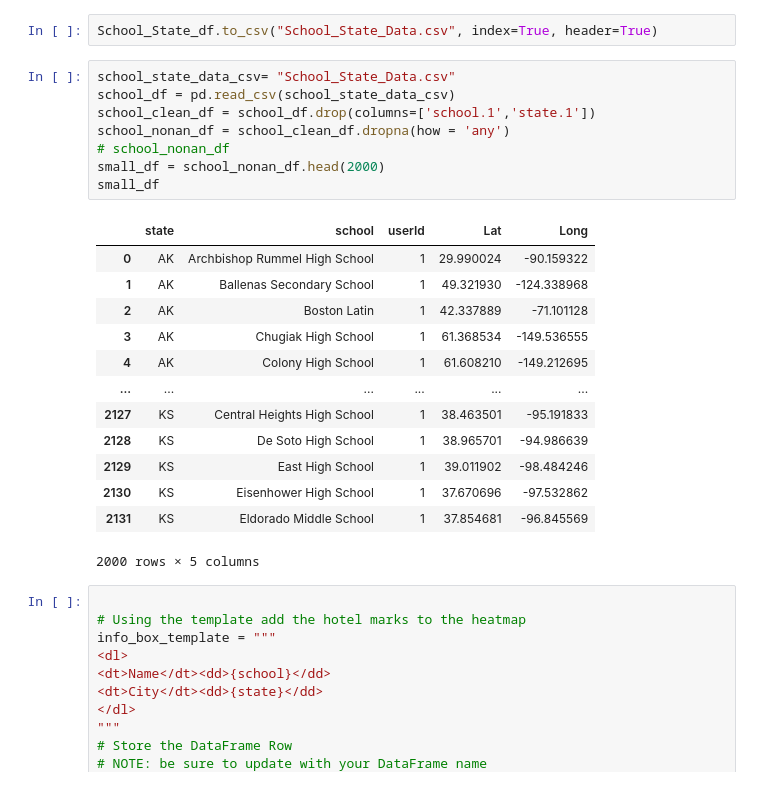
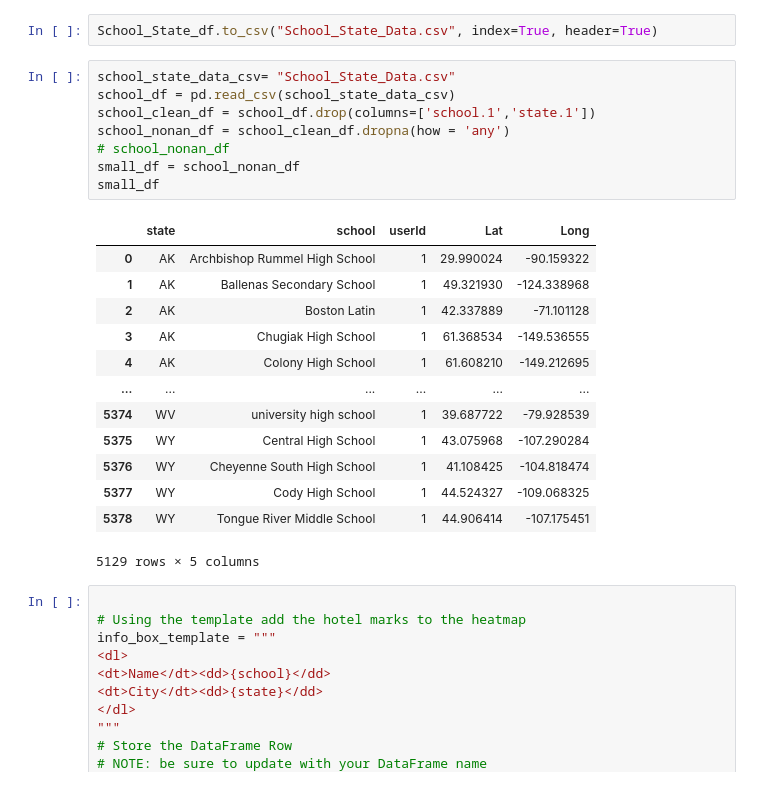
Before and after one commit to SimplyKP22/Moneyball-Project-1, a Jupyter notebook: Moneyball API.ipynb, the cells around one changed output. Cells and saved outputs as stored; diff of their text form.

```diff
--- a/Moneyball API.ipynb
+++ b/Moneyball API.ipynb
@@ -334,25 +334,25 @@ School_State_df.to_csv("School_State_Data.csv", index=True, header=True)
 # %%
 school_state_data_csv= "School_State_Data.csv"
 school_df = pd.read_csv(school_state_data_csv)
 school_clean_df = school_df.drop(columns=['school.1','state.1'])
 school_nonan_df = school_clean_df.dropna(how = 'any')
 # school_nonan_df
-small_df = school_nonan_df.head(2000)
+small_df = school_nonan_df
 small_df
 # %% [output]
 |  | state | school | userId | Lat | Long |
 | 0 | AK | Archbishop Rummel High School | 1 | 29.990024 | -90.159322 |
 | 1 | AK | Ballenas Secondary School | 1 | 49.321930 | -124.338968 |
 | 2 | AK | Boston Latin | 1 | 42.337889 | -71.101128 |
 | 3 | AK | Chugiak High School | 1 | 61.368534 | -149.536555 |
 | 4 | AK | Colony High School | 1 | 61.608210 | -149.212695 |
 | ... | ... | ... | ... | ... | ... |
-| 2127 | KS | Central Heights High School | 1 | 38.463501 | -95.191833 |
-| 2128 | KS | De Soto High School | 1 | 38.965701 | -94.986639 |
-| 2129 | KS | East High School | 1 | 39.011902 | -98.484246 |
-| 2130 | KS | Eisenhower High School | 1 | 37.670696 | -97.532862 |
-| 2131 | KS | Eldorado Middle School | 1 | 37.854681 | -96.845569 |
+| 5374 | WV | university high school | 1 | 39.687722 | -79.928539 |
+| 5375 | WY | Central High School | 1 | 43.075968 | -107.290284 |
+| 5376 | WY | Cheyenne South High School | 1 | 41.108425 | -104.818474 |
+| 5377 | WY | Cody High School | 1 | 44.524327 | -109.068325 |
+| 5378 | WY | Tongue River Middle School | 1 | 44.906414 | -107.175451 |
-2000 rows × 5 columns
+5129 rows × 5 columns
 # %%
 
 # Using the template add the hotel marks to the heatmap
```
Also changed, not shown: parts of 1 cell of this notebook, 1 other file.
